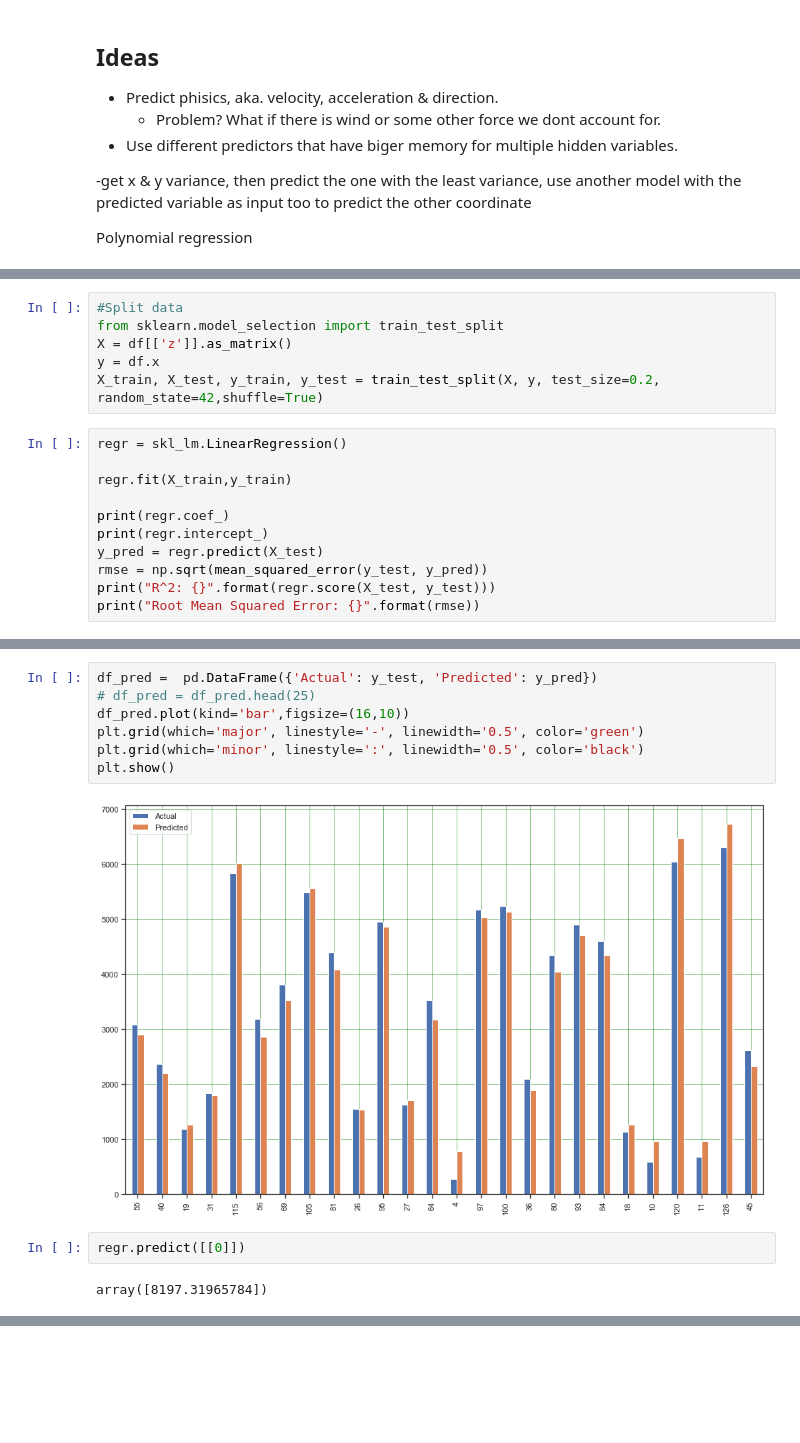
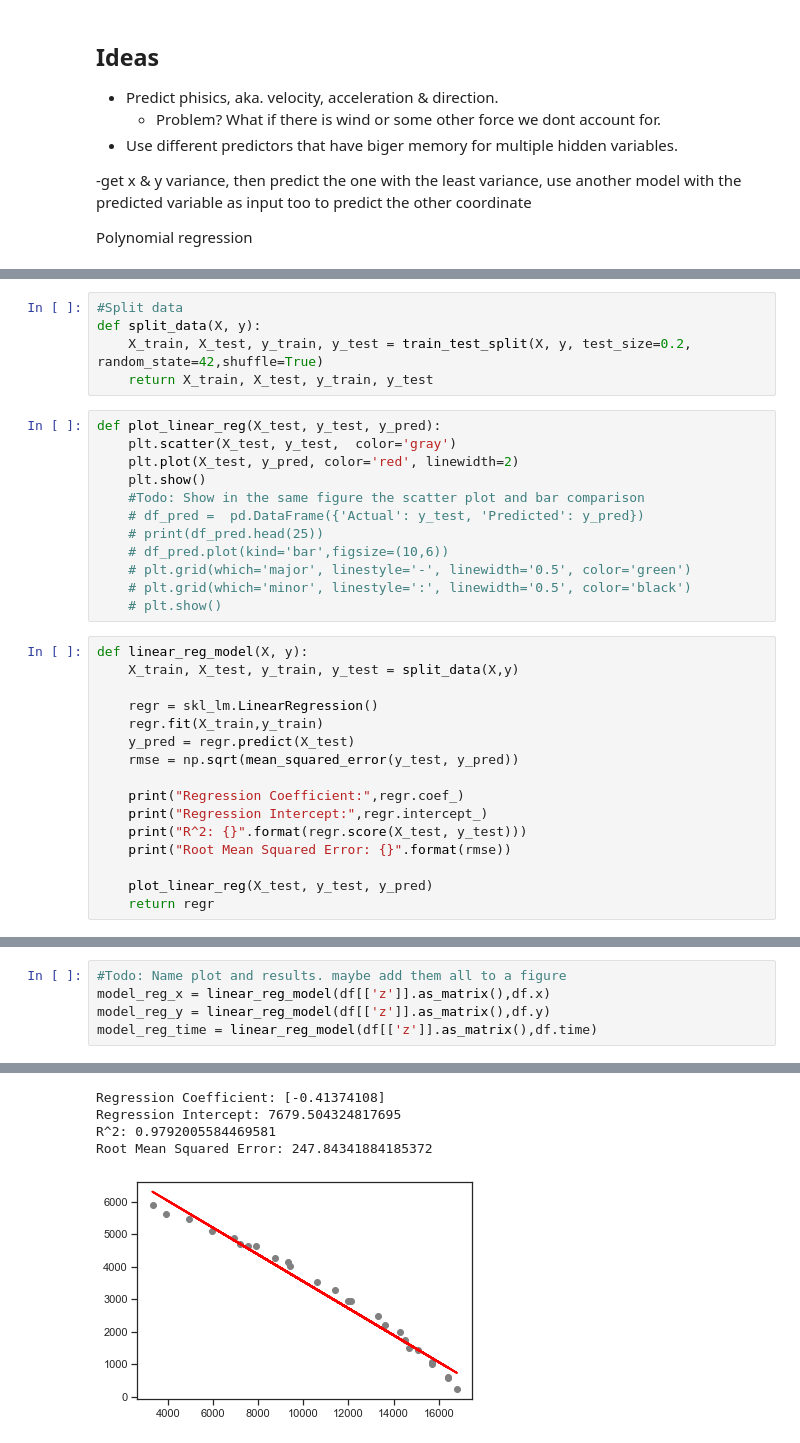
Before and after one commit to Noixas/The-Last-Judgement-Meteorite-Prediction, a Jupyter notebook: Code/TheLastJudgement.ipynb, the cells around one changed output, grey strips where cells are left out. Saved outputs shown, nothing was run; the diff lists cells and outputs as text; blank space fills up the shorter version.

```diff
--- a/Code/TheLastJudgement.ipynb
+++ b/Code/TheLastJudgement.ipynb
@@ -72,17 +86,33 @@ Polynomial regression
 # %%
 #Split data
-from sklearn.model_selection import train_test_split
-X = df[['z']].as_matrix()
-y = df.x
-X_train, X_test, y_train, y_test = train_test_split(X, y, test_size=0.2, random_state=42,shuffle=True)
+def split_data(X, y):
+    X_train, X_test, y_train, y_test = train_test_split(X, y, test_size=0.2, random_state=42,shuffle=True)
+    return X_train, X_test, y_train, y_test
+# %%
+def plot_linear_reg(X_test, y_test, y_pred):
+    plt.scatter(X_test, y_test,  color='gray')
+    plt.plot(X_test, y_pred, color='red', linewidth=2)
+    plt.show()
+    #Todo: Show in the same figure the scatter plot and bar comparison
+    # df_pred =  pd.DataFrame({'Actual': y_test, 'Predicted': y_pred})
+    # print(df_pred.head(25))
+    # df_pred.plot(kind='bar',figsize=(10,6))
+    # plt.grid(which='major', linestyle='-', linewidth='0.5', color='green')
+    # plt.grid(which='minor', linestyle=':', linewidth='0.5', color='black')
+    # plt.show()
 # %%
-regr = skl_lm.LinearRegression()
+def linear_reg_model(X, y):
+    X_train, X_test, y_train, y_test = split_data(X,y)
 
-regr.fit(X_train,y_train)
+    regr = skl_lm.LinearRegression()
+    regr.fit(X_train,y_train)
+    y_pred = regr.predict(X_test)
+    rmse = np.sqrt(mean_squared_error(y_test, y_pred))
 
-print(regr.coef_)
-print(regr.intercept_)
-y_pred = regr.predict(X_test)
-rmse = np.sqrt(mean_squared_error(y_test, y_pred))
-print("R^2: {}".format(regr.score(X_test, y_test)))
-print("Root Mean Squared Error: {}".format(rmse))
+    print("Regression Coefficient:",regr.coef_)
+    print("Regression Intercept:",regr.intercept_)
+    print("R^2: {}".format(regr.score(X_test, y_test)))
+    print("Root Mean Squared Error: {}".format(rmse))
+
+    plot_linear_reg(X_test, y_test, y_pred)
+    return regr
@@ -100,13 +119,6 @@ plt.show()
-# %%
-df_pred =  pd.DataFrame({'Actual': y_test, 'Predicted': y_pred})
-# df_pred = df_pred.head(25)
-df_pred.plot(kind='bar',figsize=(16,10))
-plt.grid(which='major', linestyle='-', linewidth='0.5', color='green')
-plt.grid(which='minor', linestyle=':', linewidth='0.5', color='black')
-plt.show()
-# %% [output]
-[figure, removed]
-# %%
-regr.predict([[0]])
-# %% [output]
-array([8197.31965784])
+# %%
+#Todo: Name plot and results. maybe add them all to a figure
+model_reg_x = linear_reg_model(df[['z']].as_matrix(),df.x)
+model_reg_y = linear_reg_model(df[['z']].as_matrix(),df.y)
+model_reg_time = linear_reg_model(df[['z']].as_matrix(),df.time)
+# %% [output]
@@ -112,0 +130,5 @@ array([8197.31965784])
+Regression Coefficient: [-0.41374108]
+Regression Intercept: 7679.504324817695
+R^2: 0.9792005584469581
+Root Mean Squared Error: 247.84341884185372
+[figure, added]
```
Also changed, not shown: parts of 18 cells of this notebook.
